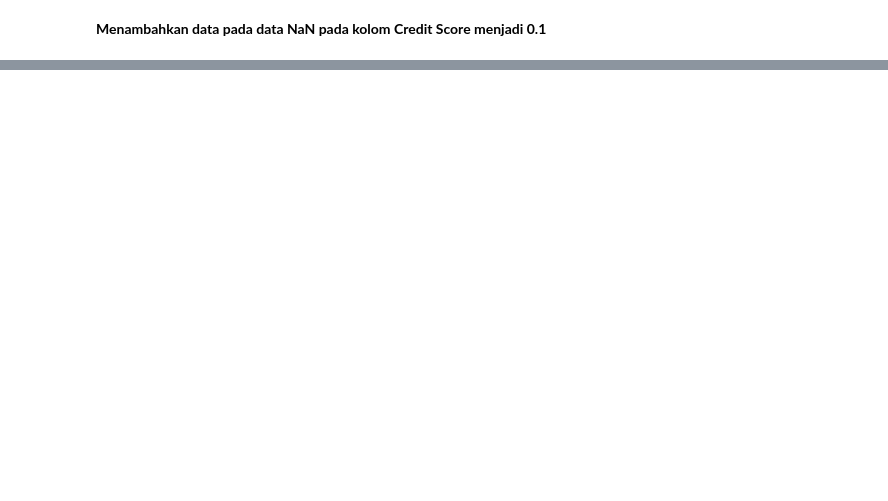
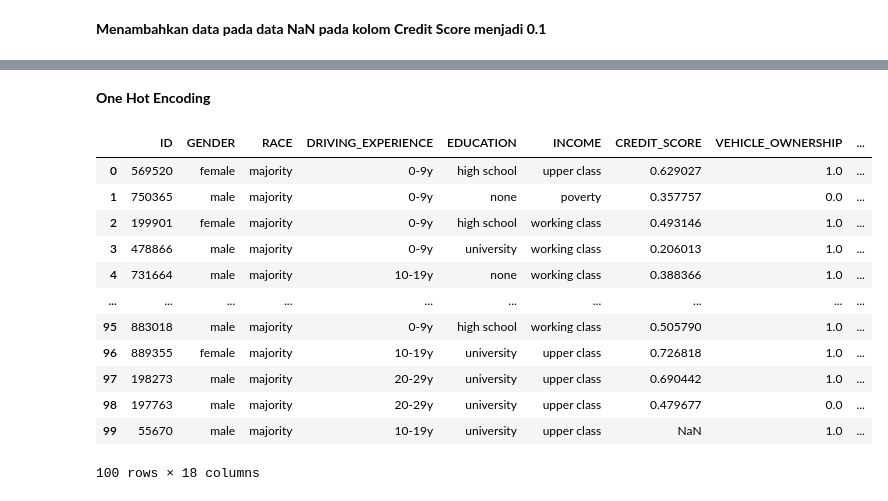
Before and after one commit to adhwngs/DataSains, a Jupyter notebook: UTS_Fahmi_Adhiwangsa_1103204142.ipynb, the cells around one changed output, grey strips where cells are left out. Drawn from its saved outputs; the diff is of its cells as text; code cells hidden in the pictures; blank space fills up the shorter version.

```diff
--- a/UTS_Fahmi_Adhiwangsa_1103204142.ipynb
+++ b/UTS_Fahmi_Adhiwangsa_1103204142.ipynb
@@ -205,0 +290,3 @@ df.head(100)
+# %%
+df=pd.concat([df_onehot,df], axis=1)
+df
@@ -205,0 +300,3 @@ df.head(100)
+# %%
+df = df.drop(['country'], axis=1)
+df
@@ -205,0 +310,22 @@ df.head(100)
+# %% [markdown]
+**One Hot Encoding**
+# %%
+to_drop = ['AGE']
+# %%
+df.drop(to_drop, inplace=True, axis=1)
+# %%
+df.head(100)
+# %% [output]
+|  | ID | GENDER | RACE | DRIVING_EXPERIENCE | EDUCATION | INCOME | CREDIT_SCORE | VEHICLE_OWNERSHIP | ... |
+| 0 | 569520 | female | majority | 0-9y | high school | upper class | 0.629027 | 1.0 | ... |
+| 1 | 750365 | male | majority | 0-9y | none | poverty | 0.357757 | 0.0 | ... |
+| 2 | 199901 | female | majority | 0-9y | high school | working class | 0.493146 | 1.0 | ... |
+| 3 | 478866 | male | majority | 0-9y | university | working class | 0.206013 | 1.0 | ... |
+| 4 | 731664 | male | majority | 10-19y | none | working class | 0.388366 | 1.0 | ... |
+| ... | ... | ... | ... | ... | ... | ... | ... | ... | ... |
+| 95 | 883018 | male | majority | 0-9y | high school | working class | 0.505790 | 1.0 | ... |
+| 96 | 889355 | female | majority | 10-19y | university | upper class | 0.726818 | 1.0 | ... |
+| 97 | 198273 | male | majority | 20-29y | university | upper class | 0.690442 | 1.0 | ... |
+| 98 | 197763 | male | majority | 20-29y | university | upper class | 0.479677 | 0.0 | ... |
+| 99 | 55670 | male | majority | 10-19y | university | upper class | NaN | 1.0 | ... |
+100 rows × 18 columns
```
Also changed, not shown: parts of 22 cells of this notebook.
